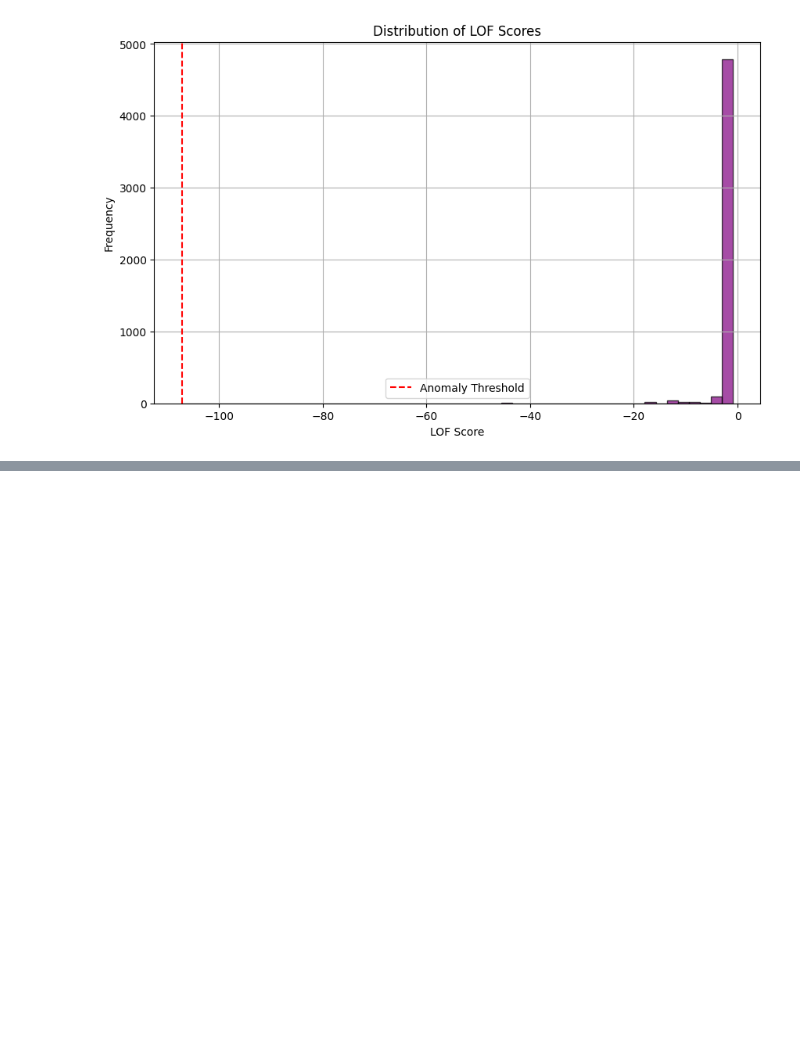
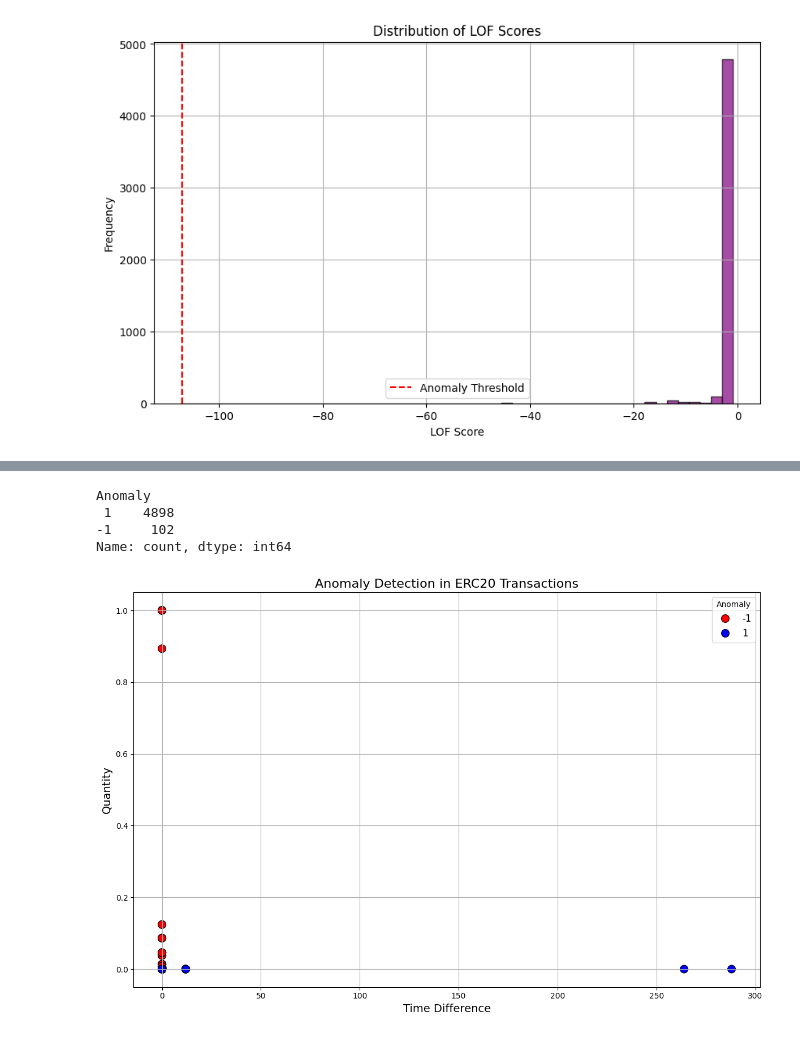
Before and after one commit to kmouly/Wash-Trading-Case-Study-for-ERC20-Token, a Jupyter notebook: Wash_Trading_Final_Colab.ipynb, the cells around one changed output, grey strips where cells are left out. Saved outputs shown, nothing was run; the diff lists cells and outputs as text; code cells hidden in the pictures; blank space fills up the shorter version.

```diff
--- a/Wash_Trading_Final_Colab.ipynb
+++ b/Wash_Trading_Final_Colab.ipynb
@@ -689,0 +937,16 @@ plt.show()
+# %%
+# Calculate centrality metrics using NetworkX
+degree_centrality = nx.degree_centrality(G)
+betweenness_centrality = nx.betweenness_centrality(G)
+closeness_centrality = nx.closeness_centrality(G)
+
+# Convert centrality metrics into DataFrame
+centrality_df = pd.DataFrame({
+    'Node': list(degree_centrality.keys()),
+    'Degree_Centrality': list(degree_centrality.values()),
+    'Betweenness_Centrality': list(betweenness_centrality.values()),
+    'Closeness_Centrality': list(closeness_centrality.values())
+})
+
+# Merge centrality metrics with the original data
+data = pd.merge(data, centrality_df, left_on='From', right_on='Node', how='left')
@@ -689,0 +968,2 @@ plt.show()
+# %%
+data_iof=data.copy()
@@ -689,0 +1035,31 @@ plt.show()
+# %%
+# Print anomaly statistics
+print(data_iof['Anomaly'].value_counts())
+# %% [output]
+Anomaly
+ 1    4898
+-1     102
+Name: count, dtype: int64
+# %%
+import matplotlib.pyplot as plt
+import seaborn as sns
+
+# Visualize anomalies clearly using 'Time_Diff' and 'Quantity' columns
+plt.figure(figsize=(12, 8))
+
+sns.scatterplot(data=data_iof, x='Time_Diff', y='Quantity', hue='Anomaly', palette={1: 'blue', -1: 'red'}, s=100, edgecolor='k')
+
+# Set title and labels
+plt.title('Anomaly Detection in ERC20 Transactions', fontsize=16)
+plt.xlabel('Time Difference', fontsize=14)
+plt.ylabel('Quantity', fontsize=14)
+
+# Add a legend to distinguish anomalies
+plt.legend(title='Anomaly', loc='upper right', fontsize=12)
+
+# Show the plot
+plt.grid(True)
+plt.tight_layout()
+plt.show()
+# %% [output]
+[figure, added]
```
Also changed, not shown: parts of 38 cells of this notebook.
